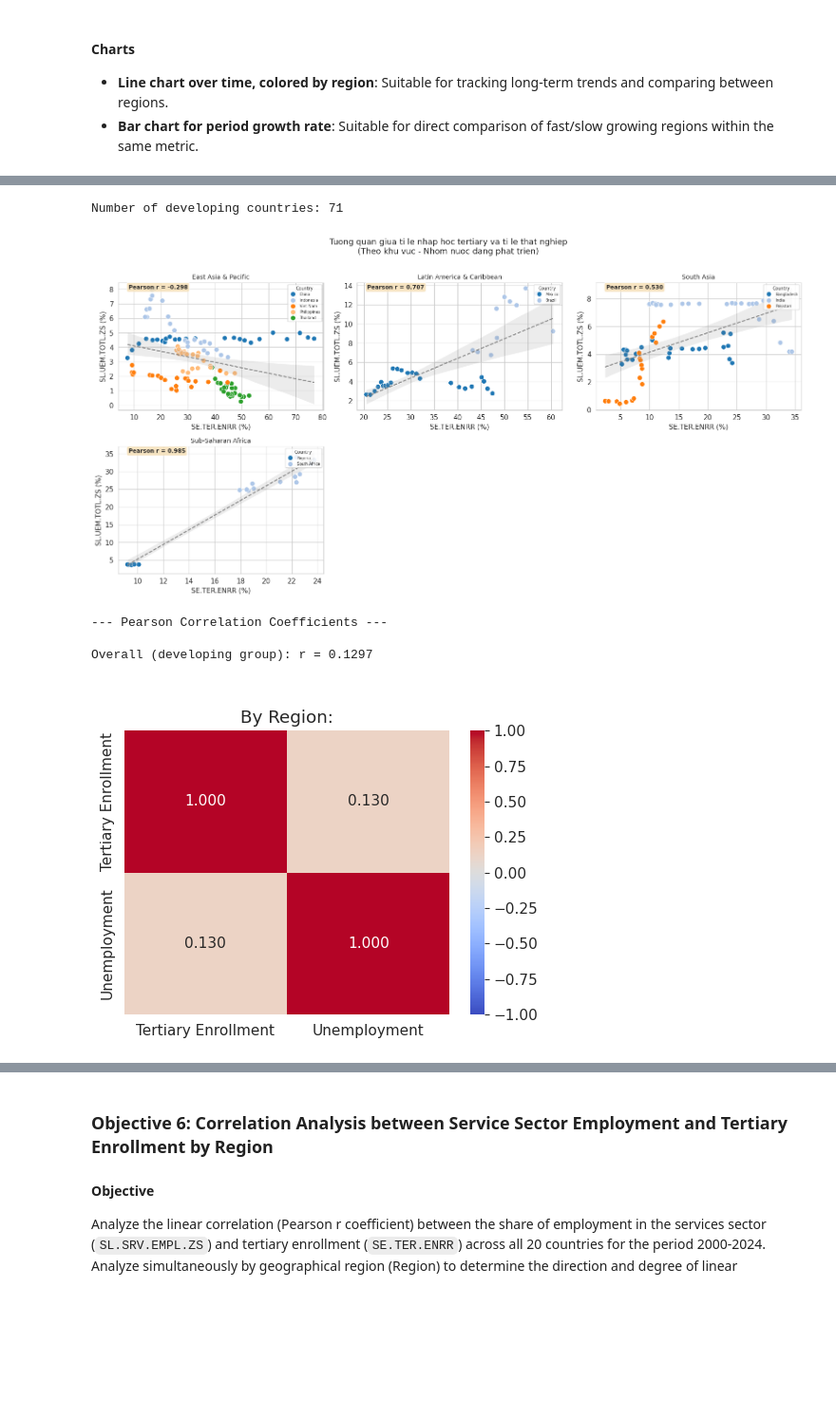
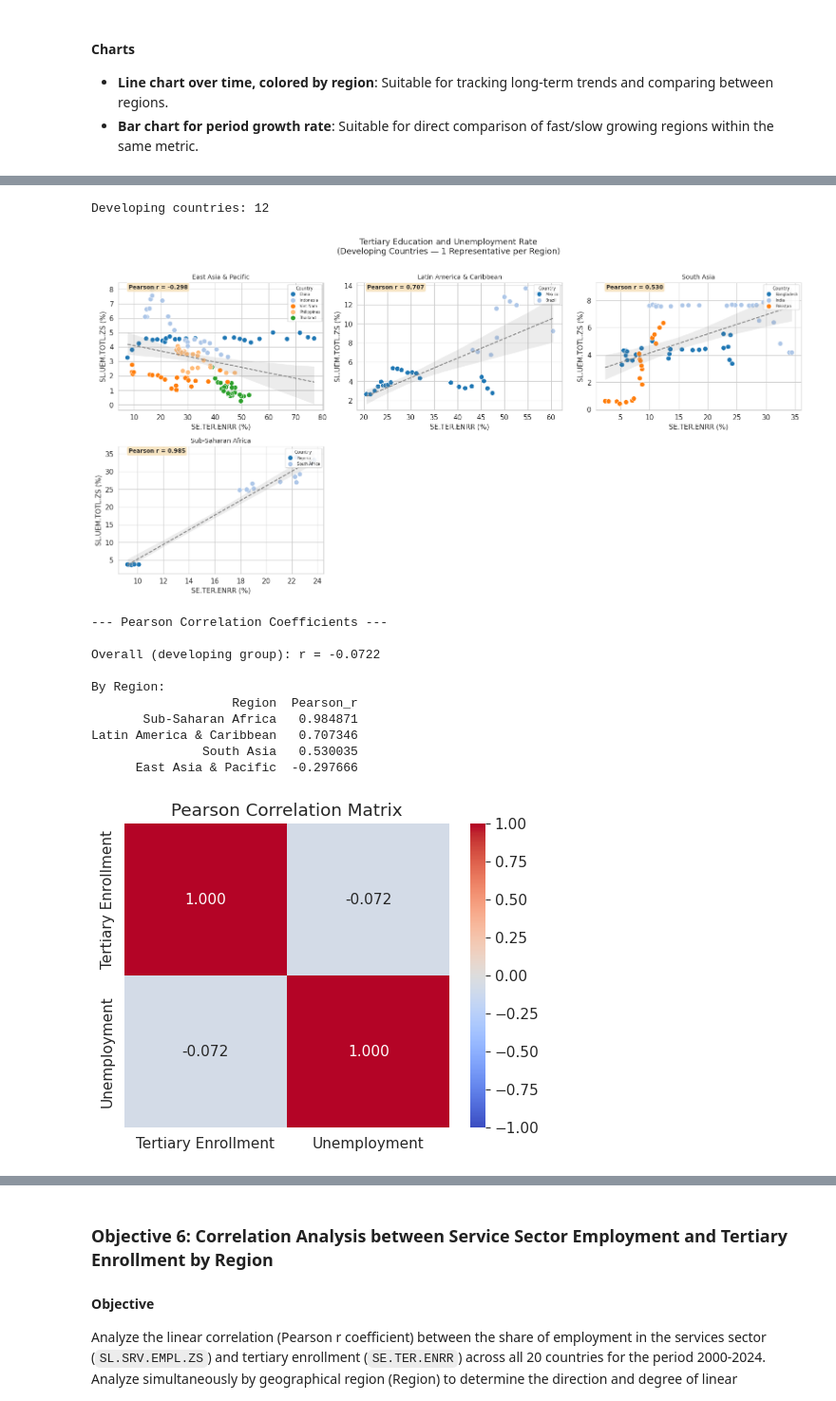
Before and after one commit to n3sfan/DataVis-Lab2, a Jupyter notebook: Notebook/All.ipynb, the cells around one changed output, grey strips where cells are left out. Shown at 95% size. Saved outputs shown, nothing was run; the diff lists cells and outputs as text; code cells hidden in the pictures; blank space fills up the shorter version.

```diff
--- a/Notebook/All.ipynb
+++ b/Notebook/All.ipynb
@@ -34,7 +36,7 @@ try:
 except UnicodeDecodeError:
     df_raw = pd.read_csv(DATA_PATH, encoding='latin-1')
 
-df = df_raw
+df = df_raw.drop_duplicates(subset=["Country Code", "Series Code"])
 print(f"Initial size: {df_raw.shape[0]} rows x {df_raw.shape[1]} columns")
 print(f"\nColumn names:\n{list(df_raw.columns)}")
 # %% [output]
@@ -434,7 +442,7 @@ sns.lineplot(
     linewidth=2.5,
     ax=ax
 )
-ax.set_title('Tertiary enrollment rate (% gross) by representative country\n(1 country per region)')
+ax.set_title('Tertiary enrollment rate (% gross)')
 ax.set_xlabel('Year')
 ax.set_ylabel('SE.TER.ENRR (%)')
 ax.legend(title='Country', bbox_to_anchor=(1.02, 1), loc='upper left')
@@ -456,11 +464,10 @@ end_vals = (
 
 growth_country = start_vals.merge(end_vals, on='Country Name', how='inner')
 growth_country['abs_change'] = growth_country['value_end'] - growth_country['value_start']
-growth_country['pct_change'] = (growth_country['abs_change'] / growth_country['value_start']) * 100
-growth_country = growth_country.sort_values('pct_change', ascending=False)
+growth_country = growth_country.sort_values('abs_change', ascending=False)
 
 plt.figure(figsize=(11, 5))
-sns.barplot(data=growth_country, x='Country Name', y='pct_change', palette='viridis')
+sns.barplot(data=growth_country, x='Country Name', y='abs_change', palette='viridis')
 plt.title(f'Period growth in tertiary enrollment (%) — {start_year} to {end_year}')
 plt.xlabel('Country')
 plt.ylabel('Period growth (%)')
@@ -525,20 +518,13 @@ More:
 - **Rationale:** Heatmap uses colors (coolwarm) to represent values in [-1, 1], facilitating quick reading of the direction and strength of the relationship.
 - Color scale `center=0` clearly distinguishes positive/negative correlations.
 # %%
-income_rows = []
-for item in wb_payload[1]:
-    income_rows.append({
-        'Country Code': item.get('id'),
-        'Income Level': item.get('incomeLevel', {}).get('value')
-    })
+# Manual developing country codes (no World Bank API)
+DEV_CODES = ['VNM', 'THA', 'IDN', 'PHL', 'IND', 'BGD', 'PAK', 'CHN', 'BRA', 'MEX', 'ZAF', 'NGA']
 
-income_df = pd.DataFrame(income_rows).drop_duplicates(subset=['Country Code'])
-
-# Create wide table containing both indicators
+# Wide tables for both indicators
 ter_row = df_clean[df_clean['Series Code'] == 'SE.TER.ENRR'].copy()
 unemp_row = df_clean[df_clean['Series Code'] == 'SL.UEM.TOTL.ZS'].copy()
 
-# Rename year columns to avoid conflict during merge
 def rename_year_cols(sub_df, val_name):
     sub = sub_df[['Country Name', 'Country Code'] + year_cols].copy()
     sub = sub.rename(columns={c: f'{c}_{val_name}' for c in year_cols})
@@ -548,20 +534,9 @@ ter_wide = rename_year_cols(ter_row, 'ter')
 unemp_wide = rename_year_cols(unemp_row, 'unemp')
 
 corr_df = ter_wide.merge(unemp_wide, on=['Country Name', 'Country Code'])
-
-# Merge Income Level and Region
-corr_df = corr_df.merge(income_df, on='Country Code', how='left')
 corr_df = corr_df.merge(region_df, on='Country Code', how='left')
 
-# Filter out High income (keep developing countries only)
-developing_df = corr_df[corr_df['Income Level'] != 'High income'].copy()
-
-# print(f"Tong so quoc gia: {corr_df.shape[0]}")
-# print(f"Quoc gia con lai sau loc High income: {developing_df.shape[0]}")
-# print(f"\nIncome Level cac quoc gia:")
-# print(corr_df[['Country Name', 'Country Code', 'Income Level', 'Region']].to_string(index=False))
-
-# Prepare long data for scatter plot
+# Melt to long
 ter_long2 = ter_wide.melt(
     id_vars=['Country Name', 'Country Code'],
     value_vars=[c for c in ter_wide.columns if c.endswith('_ter')],
@@ -581,14 +556,12 @@ corr_long = ter_long2.merge(
     on=['Country Name', 'Country Code', 'Year']
 ).dropna()
 
-corr_long = corr_long.merge(income_df, on='Country Code', how='left')
 corr_long = corr_long.merge(region_df, on='Country Code', how='left')
+developing_long = corr_long[corr_long['Country Code'].isin(DEV_CODES)].copy()
 
-developing_long = corr_long[corr_long['Income Level'] != 'High income'].copy()
+print(f"Developing countries: {developing_long['Country Code'].nunique()}")
 
-print(f"Number of developing countries: {developing_long['Country Code'].nunique()}")
-
-# Scatter plot: each region in one subplot, color by country
+# Scatter: each region in one subplot, color by country
 regions = developing_long['Region'].dropna().unique()
 n = len(regions)
 ncols = 3
@@ -599,10 +572,6 @@ axes = axes.flatten()
 
 for ax, region in zip(axes, sorted(regions)):
     df_r = developing_long[developing_long['Region'] == region]
-    r_val = df_r[['TerValue', 'UnempValue']].corr().iloc[0, 1]
-    # if r_val < 0.3:
-    #     continue
-
     sns.scatterplot(
         data=df_r, x='TerValue', y='UnempValue',
         hue='Country Name', s=60, ax=ax, legend='full', palette='tab20'
@@ -612,6 +581,7 @@ for ax, region in zip(axes, sorted(regions)):
         scatter=False, ax=ax, color='gray',
         line_kws={'linestyle': '--', 'linewidth': 1.5}, ci=95
     )
+    r_val = df_r[['TerValue', 'UnempValue']].corr().iloc[0, 1]
     ax.annotate(
         f'Pearson r = {r_val:.3f}', xy=(0.05, 0.95), xycoords='axes fraction',
         fontsize=9, fontweight='bold',
@@ -626,44 +596,51 @@ for ax in axes[len(regions):]:
     ax.set_visible(False)
 
 fig.suptitle(
-    'Tuong quan giua ti le nhap hoc tertiary va ti le that nghiep\n(Theo khu vuc - Nhom nuoc dang phat trien)',
+    'Tertiary Education and Unemployment Rate\n(Developing Countries — 1 Representative per Region)',
     fontsize=13, y=1.01
 )
 plt.tight_layout()
 plt.show()
 
-# Calculate Pearson correlation (overall and by Region)
+# Pearson correlation
 print("--- Pearson Correlation Coefficients ---")
 overall_corr = developing_long[['TerValue', 'UnempValue']].corr().iloc[0, 1]
 print(f"\nOverall (developing group): r = {overall_corr:.4f}")
 
 region_corr = (
     developing_long.groupby('Region')
     .apply(lambda g: g[['TerValue', 'UnempValue']].corr().iloc[0, 1])
     .reset_index()
     .rename(columns={0: 'Pearson_r'})
     .sort_values('Pearson_r', ascending=False)
 )
-# print("\nBy Region:")
-# print(region_corr.to_string(index=False))
+print("\nBy Region:")
+print(region_corr.to_string(index=False))
 
-# Pearson correlation matrix (heatmap)
+# Heatmap
 fig, ax = plt.subplots(figsize=(5, 4))
 corr_matrix = developing_long[['TerValue', 'UnempValue']].corr()
 sns.heatmap(corr_matrix, annot=True, fmt='.3f', cmap='coolwarm',
             center=0, vmin=-1, vmax=1, ax=ax,
             xticklabels=['Tertiary Enrollment', 'Unemployment'],
             yticklabels=['Tertiary Enrollment', 'Unemployment'])
-ax.set_title('\nBy Region:')
+ax.set_title('Pearson Correlation Matrix')
 plt.tight_layout()
 plt.show()
 # %% [output]
-Number of developing countries: 71
+Developing countries: 12
-[figure, old version]
+[figure, new version]
 --- Pearson Correlation Coefficients ---
 
-Overall (developing group): r = 0.1297
+Overall (developing group): r = -0.0722
+
+By Region:
+                   Region  Pearson_r
+       Sub-Saharan Africa   0.984871
+Latin America & Caribbean   0.707346
+               South Asia   0.530035
+      East Asia & Pacific  -0.297666
-[figure, old version]
+[figure, new version]
 # %% [markdown]
 #### Conclusion for Objective 5
 
```
Also changed, not shown: parts of 28 cells of this notebook, 3 other files.
